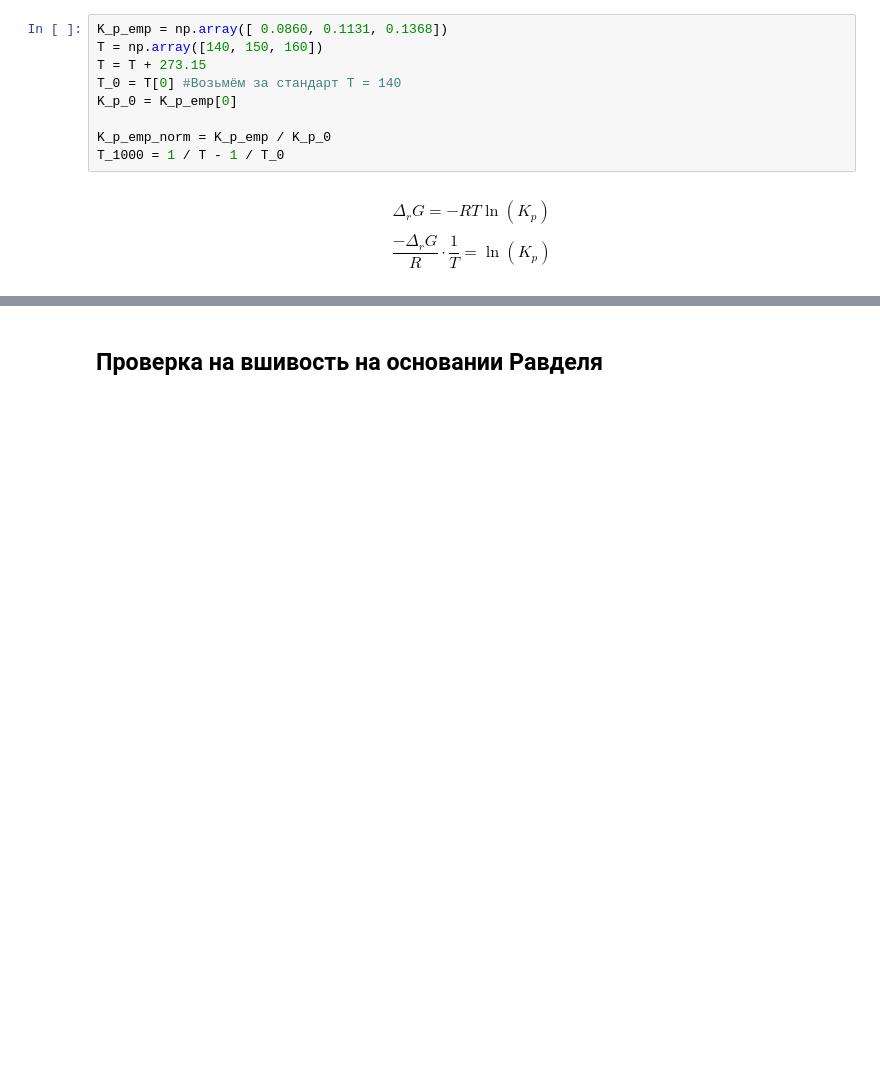
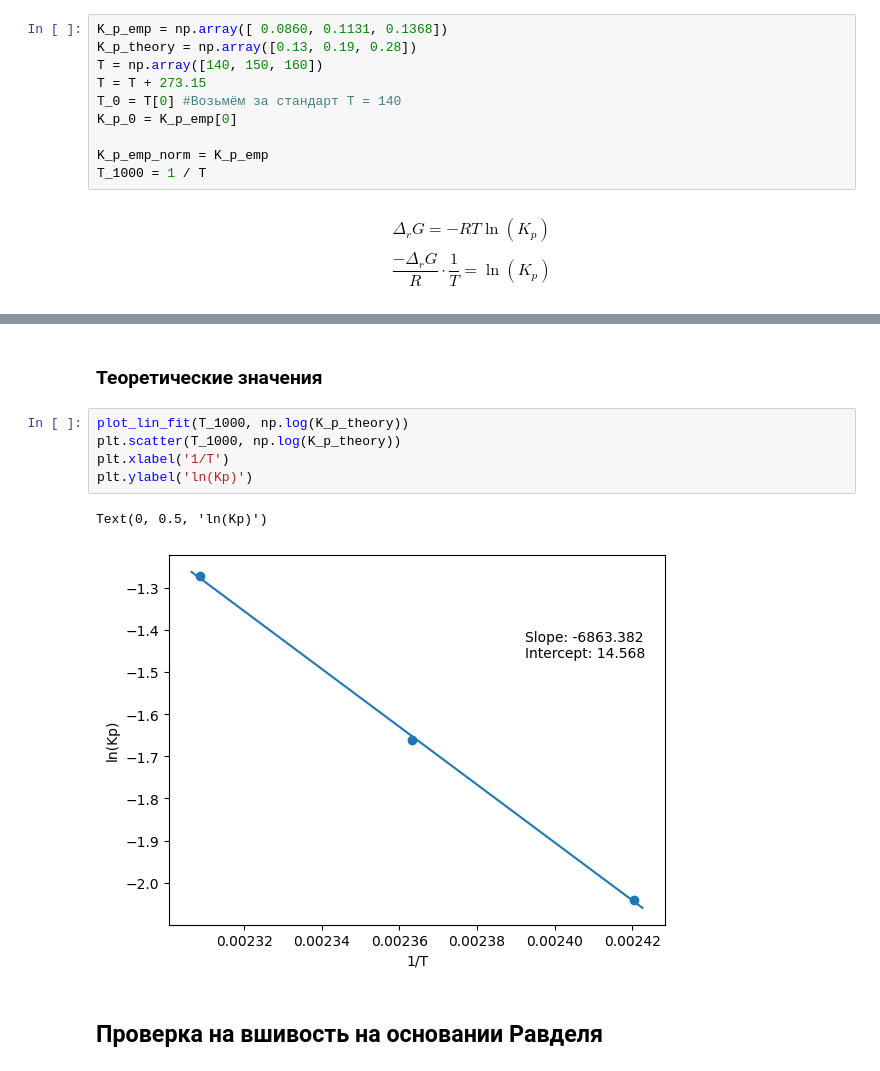
Before and after one commit to a-for-short/labs, a Jupyter notebook: thermod/ГХ-1/isopropanol-rethought.ipynb, the cells around one changed output, grey strips where cells are left out. Drawn from its saved outputs; the diff is of its cells as text; blank space fills up the shorter version.

```diff
--- a/thermod/ГХ-1/isopropanol-rethought.ipynb
+++ b/thermod/ГХ-1/isopropanol-rethought.ipynb
@@ -78,13 +78,14 @@ p_iso
 ## Расчёт ТД величин по получившейся константе (промежуточные резы в табличке)
 # %%
 K_p_emp = np.array([ 0.0860, 0.1131, 0.1368])
+K_p_theory = np.array([0.13, 0.19, 0.28])
 T = np.array([140, 150, 160])
 T = T + 273.15
 T_0 = T[0] #Возьмём за стандарт T = 140
 K_p_0 = K_p_emp[0]
 
-K_p_emp_norm = K_p_emp / K_p_0
-T_1000 = 1 / T - 1 / T_0
+K_p_emp_norm = K_p_emp
+T_1000 = 1 / T
 # %% [markdown]
 $$\Delta_rG=-RT\ln(K_p)$$
 $$\frac{-\Delta_rG}{R}\cdot\frac{1}{T} = \ln(K_p)$$
@@ -104,3 +105,13 @@ d_r_G
+# %% [markdown]
+### Теоретические значения
+# %%
+plot_lin_fit(T_1000, np.log(K_p_theory))
+plt.scatter(T_1000, np.log(K_p_theory))
+plt.xlabel('1/T')
+plt.ylabel('ln(Kp)')
+# %% [output]
+Text(0, 0.5, 'ln(Kp)')
+[figure, added]
 # %% [markdown]
 ## Проверка на вшивость на основании Равделя
 # %%
```
Also changed, not shown: parts of 6 cells of this notebook, 29 other files.
